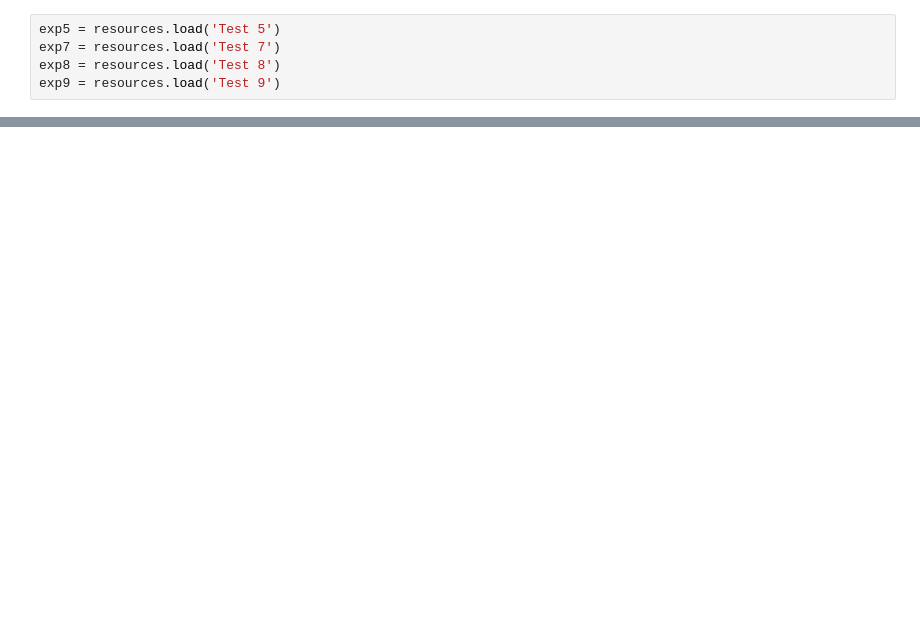
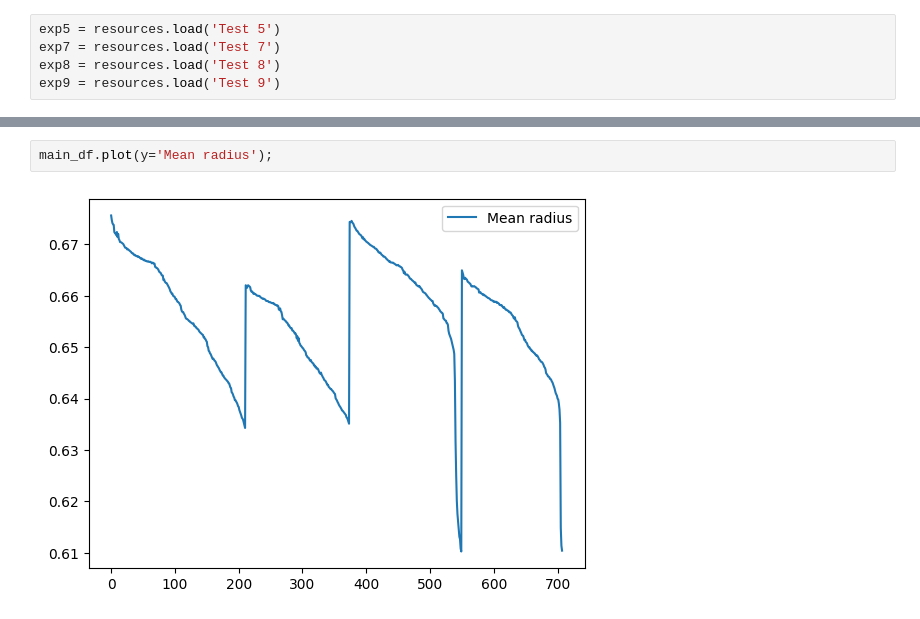
Before and after one commit to TomJessel/PhD-DCB_Grinding, a Jupyter notebook: ml_testing.ipynb, the cells around one changed output, grey strips where cells are left out. Cells and saved outputs as stored; diff of their text form; blank space fills up the shorter version.

```diff
--- a/ml_testing.ipynb
+++ b/ml_testing.ipynb
@@ -42 +38,5 @@ main_df
+# %%
+main_df.plot(y='Mean radius');
+# %% [output]
+[figure, added]
 # %% [markdown]
```
Also changed, not shown: parts of 28 cells of this notebook, 1 other file.
